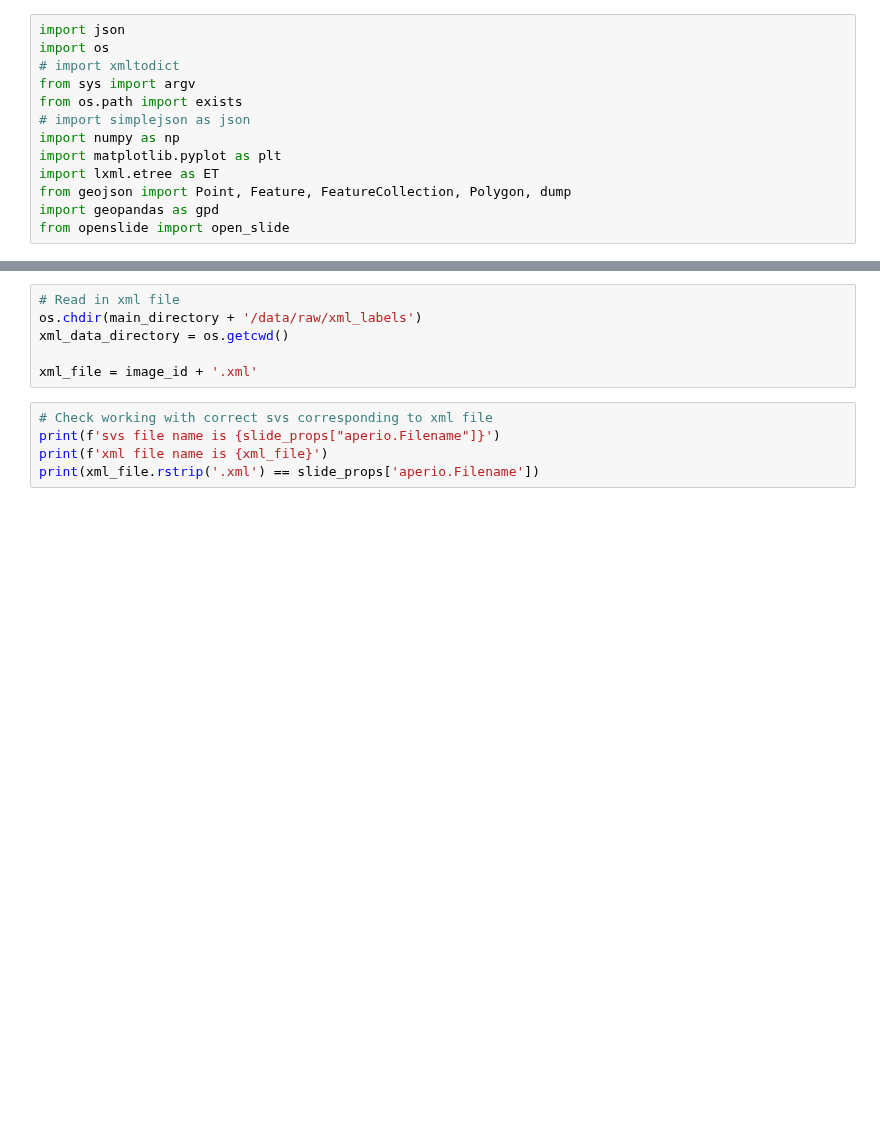
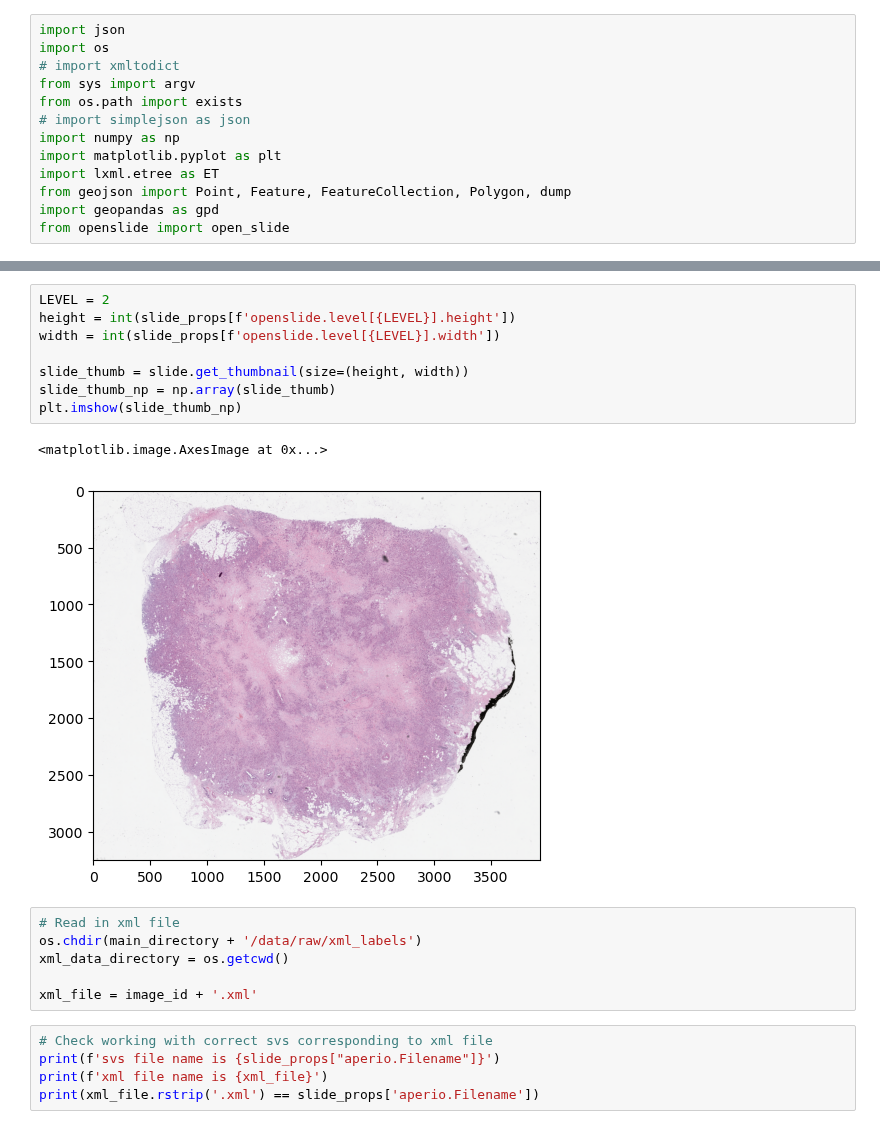
Before and after one commit to Alexandra-Smith/masters, a Jupyter notebook: notebooks/02-xml-annotations.ipynb, the cells around one changed output, grey strips where cells are left out. Saved outputs shown, nothing was run; the diff lists cells and outputs as text; blank space fills up the shorter version.

```diff
--- a/notebooks/02-xml-annotations.ipynb
+++ b/notebooks/02-xml-annotations.ipynb
@@ -28,3 +39,14 @@ image_id = slide_props["aperio.Filename"]
+# %%
+LEVEL = 2
+height = int(slide_props[f'openslide.level[{LEVEL}].height'])
+width = int(slide_props[f'openslide.level[{LEVEL}].width'])
+
+slide_thumb = slide.get_thumbnail(size=(height, width))
+slide_thumb_np = np.array(slide_thumb)
+plt.imshow(slide_thumb_np)
+# %% [output]
+<matplotlib.image.AxesImage at 0x...>
+[figure, added]
 # %%
 # Read in xml file
 os.chdir(main_directory + '/data/raw/xml_labels')
```
Also changed, not shown: parts of 16 cells of this notebook, 2 other files.
